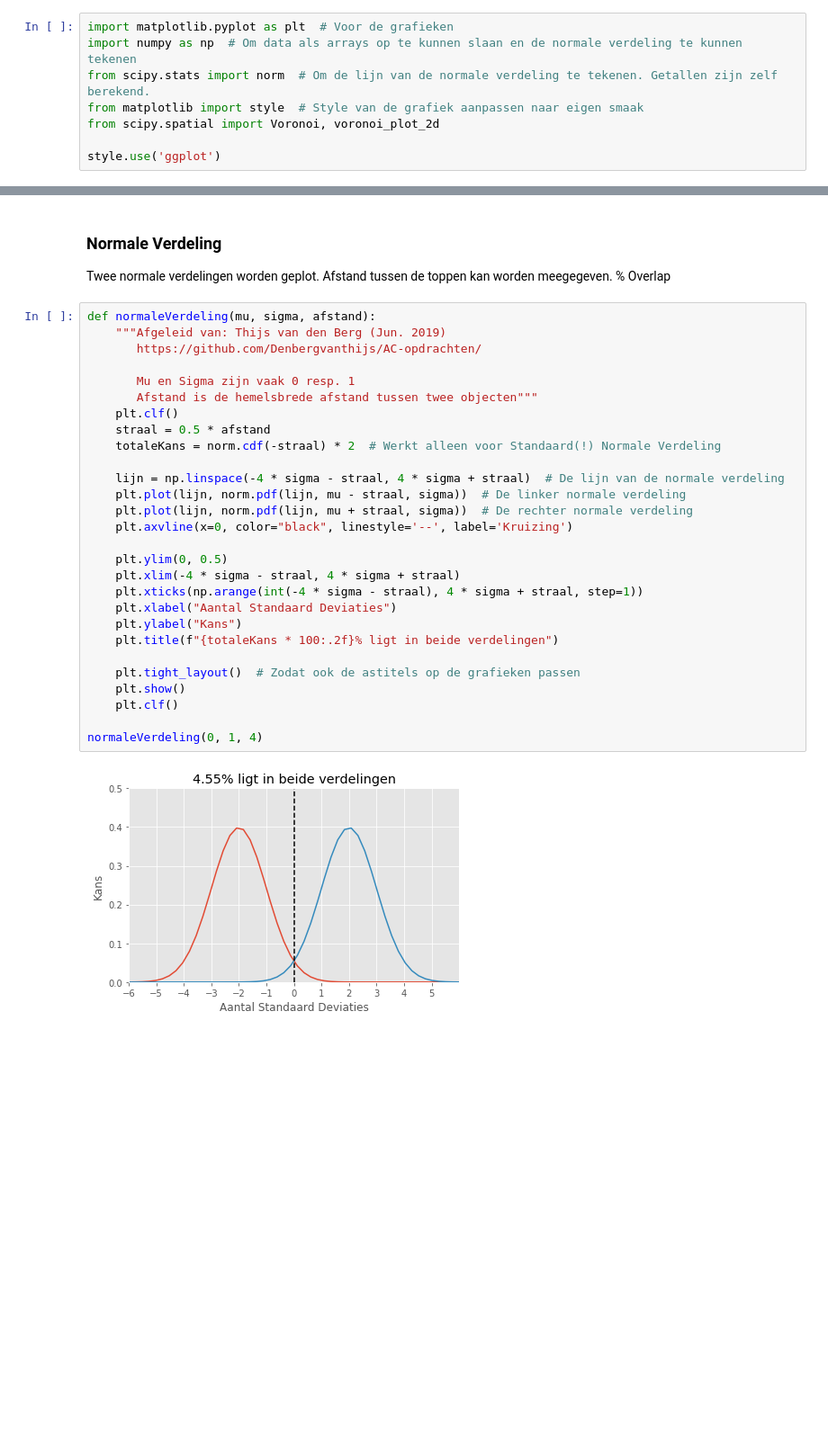
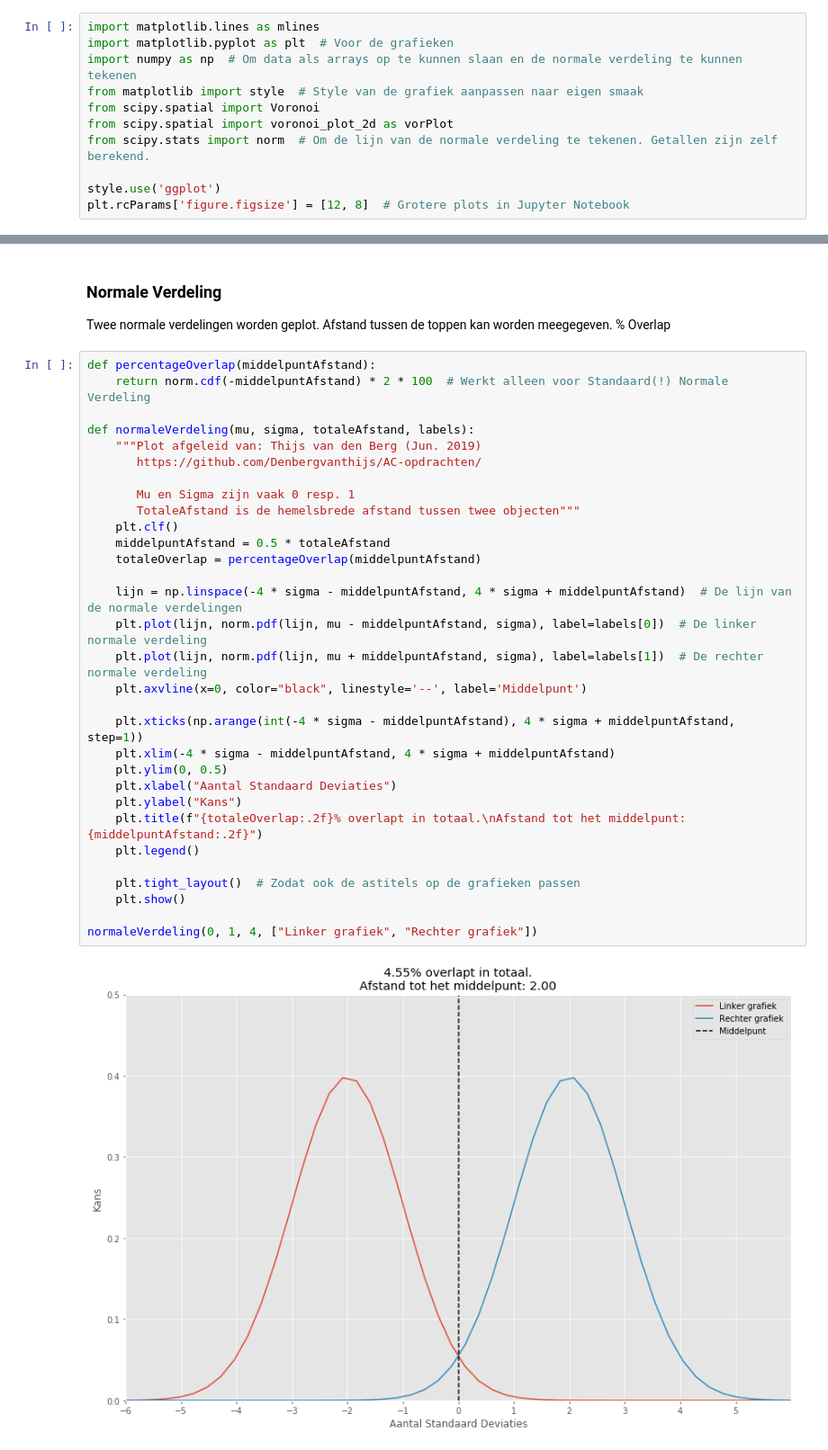
Before and after one commit to Denbergvanthijs/IPASS, a Jupyter notebook: main.ipynb, the cells around one changed output, grey strips where cells are left out. Shown at 90% size. Saved outputs shown, nothing was run; the diff lists cells and outputs as text; blank space fills up the shorter version.

Commit message:
Vonoroi met overlappings percentages zichtbaar. Functies geschreven en code netter gemaakt

```diff
--- a/main.ipynb
+++ b/main.ipynb
@@ -4,8 +6,11 @@ Thijs van den Berg - 1740697
 # %%
+import matplotlib.lines as mlines
 import matplotlib.pyplot as plt  # Voor de grafieken
 import numpy as np  # Om data als arrays op te kunnen slaan en de normale verdeling te kunnen tekenen
+from matplotlib import style  # Style van de grafiek aanpassen naar eigen smaak
+from scipy.spatial import Voronoi
+from scipy.spatial import voronoi_plot_2d as vorPlot
 from scipy.stats import norm  # Om de lijn van de normale verdeling te tekenen. Getallen zijn zelf berekend.
-from matplotlib import style  # Style van de grafiek aanpassen naar eigen smaak
-from scipy.spatial import Voronoi, voronoi_plot_2d
 
 style.use('ggplot')
+plt.rcParams['figure.figsize'] = [12, 8]  # Grotere plots in Jupyter Notebook
@@ -13,32 +20,35 @@ style.use('ggplot')
 ### Normale Verdeling
 Twee normale verdelingen worden geplot. Afstand tussen de toppen kan worden meegegeven. % Overlap
 # %%
-def normaleVerdeling(mu, sigma, afstand):
-    """Afgeleid van: Thijs van den Berg (Jun. 2019)
+def percentageOverlap(middelpuntAfstand):
+    return norm.cdf(-middelpuntAfstand) * 2 * 100  # Werkt alleen voor Standaard(!) Normale Verdeling
+
+def normaleVerdeling(mu, sigma, totaleAfstand, labels):
+    """Plot afgeleid van: Thijs van den Berg (Jun. 2019)
        https://github.com/Denbergvanthijs/AC-opdrachten/
 
        Mu en Sigma zijn vaak 0 resp. 1
-       Afstand is de hemelsbrede afstand tussen twee objecten"""
+       TotaleAfstand is de hemelsbrede afstand tussen twee objecten"""
     plt.clf()
-    straal = 0.5 * afstand
-    totaleKans = norm.cdf(-straal) * 2  # Werkt alleen voor Standaard(!) Normale Verdeling
+    middelpuntAfstand = 0.5 * totaleAfstand
+    totaleOverlap = percentageOverlap(middelpuntAfstand)
 
-    lijn = np.linspace(-4 * sigma - straal, 4 * sigma + straal)  # De lijn van de normale verdeling
-    plt.plot(lijn, norm.pdf(lijn, mu - straal, sigma))  # De linker normale verdeling
-    plt.plot(lijn, norm.pdf(lijn, mu + straal, sigma))  # De rechter normale verdeling
-    plt.axvline(x=0, color="black", linestyle='--', label='Kruizing')
+    lijn = np.linspace(-4 * sigma - middelpuntAfstand, 4 * sigma + middelpuntAfstand)  # De lijn van de normale verdelingen
+    plt.plot(lijn, norm.pdf(lijn, mu - middelpuntAfstand, sigma), label=labels[0])  # De linker normale verdeling
+    plt.plot(lijn, norm.pdf(lijn, mu + middelpuntAfstand, sigma), label=labels[1])  # De rechter normale verdeling
+    plt.axvline(x=0, color="black", linestyle='--', label='Middelpunt')
 
+    plt.xticks(np.arange(int(-4 * sigma - middelpuntAfstand), 4 * sigma + middelpuntAfstand, step=1))
+    plt.xlim(-4 * sigma - middelpuntAfstand, 4 * sigma + middelpuntAfstand)
     plt.ylim(0, 0.5)
-    plt.xlim(-4 * sigma - straal, 4 * sigma + straal)
-    plt.xticks(np.arange(int(-4 * sigma - straal), 4 * sigma + straal, step=1))
     plt.xlabel("Aantal Standaard Deviaties")
     plt.ylabel("Kans")
-    plt.title(f"{totaleKans * 100:.2f}% ligt in beide verdelingen")
+    plt.title(f"{totaleOverlap:.2f}% overlapt in totaal.\nAfstand tot het middelpunt: {middelpuntAfstand:.2f}")
+    plt.legend()
 
     plt.tight_layout()  # Zodat ook de astitels op de grafieken passen
     plt.show()
-    plt.clf()
 
-normaleVerdeling(0, 1, 4)
+normaleVerdeling(0, 1, 4, ["Linker grafiek", "Rechter grafiek"])
 # %% [output]
-[figure, old version]
+[figure, new version]
```
Also changed, not shown: parts of 10 cells of this notebook, 2 other files.
